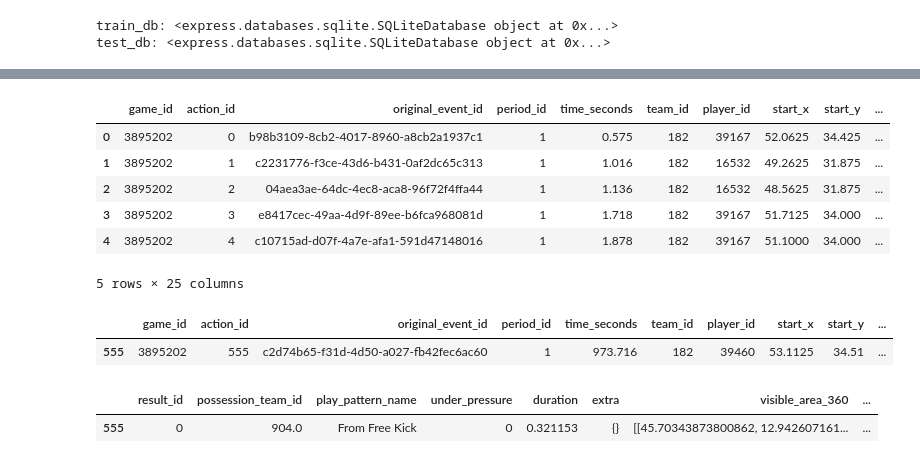
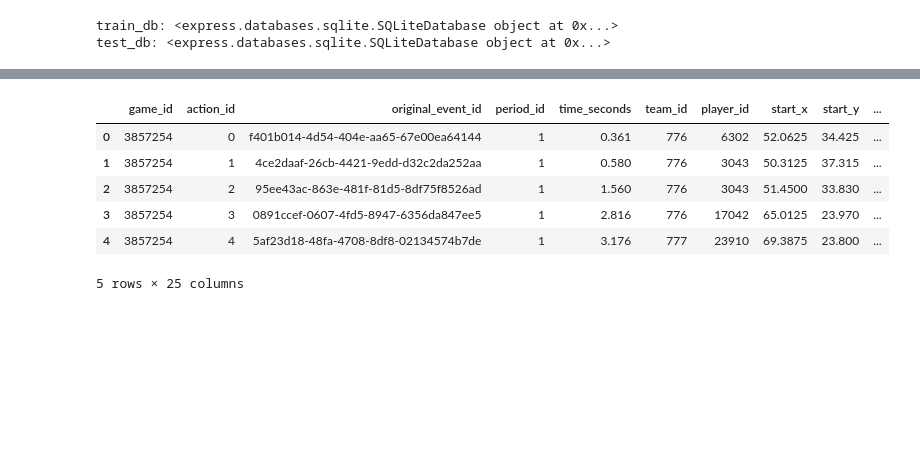
Before and after one commit to leemingo/sr-press, a Jupyter notebook: notebook/1-load-and-convert-statsbomb-data.ipynb, the cells around one changed output, grey strips where cells are left out. Drawn from its saved outputs; the diff is of its cells as text; code cells hidden in the pictures; blank space fills up the shorter version.

```diff
--- a/notebook/1-load-and-convert-statsbomb-data.ipynb
+++ b/notebook/1-load-and-convert-statsbomb-data.ipynb
@@ -88,23 +105,13 @@ for _, game in tqdm(test_games.iterrows(), desc="test_game loading"):
 # %%
-game_id = 3895202
+game_id = 3857254
 
 df_actions = add_names(test_db.actions(game_id)).reset_index()
 df_actions.head()
 # %% [output]
 |  | game_id | action_id | original_event_id | period_id | time_seconds | team_id | player_id | start_x | start_y | ... |
-| 0 | 3895202 | 0 | b98b3109-8cb2-4017-8960-a8cb2a1937c1 | 1 | 0.575 | 182 | 39167 | 52.0625 | 34.425 | ... |
-| 1 | 3895202 | 1 | c2231776-f3ce-43d6-b431-0af2dc65c313 | 1 | 1.016 | 182 | 16532 | 49.2625 | 31.875 | ... |
-| 2 | 3895202 | 2 | 04aea3ae-64dc-4ec8-aca8-96f72f4ffa44 | 1 | 1.136 | 182 | 16532 | 48.5625 | 31.875 | ... |
-| 3 | 3895202 | 3 | e8417cec-49aa-4d9f-89ee-b6fca968081d | 1 | 1.718 | 182 | 39167 | 51.7125 | 34.000 | ... |
-| 4 | 3895202 | 4 | c10715ad-d07f-4a7e-afa1-591d47148016 | 1 | 1.878 | 182 | 39167 | 51.1000 | 34.000 | ... |
+| 0 | 3857254 | 0 | f401b014-4d54-404e-aa65-67e00ea64144 | 1 | 0.361 | 776 | 6302 | 52.0625 | 34.425 | ... |
+| 1 | 3857254 | 1 | 4ce2daaf-26cb-4421-9edd-d32c2da252aa | 1 | 0.580 | 776 | 3043 | 50.3125 | 37.315 | ... |
+| 2 | 3857254 | 2 | 95ee43ac-863e-481f-81d5-8df75f8526ad | 1 | 1.560 | 776 | 3043 | 51.4500 | 33.830 | ... |
+| 3 | 3857254 | 3 | 0891ccef-0607-4fd5-8947-6356da847ee5 | 1 | 2.816 | 776 | 17042 | 65.0125 | 23.970 | ... |
+| 4 | 3857254 | 4 | 5af23d18-48fa-4708-8df8-02134574b7de | 1 | 3.176 | 777 | 23910 | 69.3875 | 23.800 | ... |
 5 rows × 25 columns
-# %%
-df_actions[df_actions["original_event_id"] == "c2d74b65-f31d-4d50-a027-fb42fec6ac60"].iloc[:, :13]
-# %% [output]
-|  | game_id | action_id | original_event_id | period_id | time_seconds | team_id | player_id | start_x | start_y | ... |
-| 555 | 3895202 | 555 | c2d74b65-f31d-4d50-a027-fb42fec6ac60 | 1 | 973.716 | 182 | 39460 | 53.1125 | 34.51 | ... |
-# %%
-df_actions[df_actions["original_event_id"] == "c2d74b65-f31d-4d50-a027-fb42fec6ac60"].iloc[:, 13:]
-# %% [output]
-|  | result_id | possession_team_id | play_pattern_name | under_pressure | duration | extra | visible_area_360 | ... |
-| 555 | 0 | 904.0 | From Free Kick | 0 | 0.321153 | {} | [[45.70343873800862, 12.942607161... | ... |
```
Also changed, not shown: parts of 7 cells of this notebook, 18 other files.
